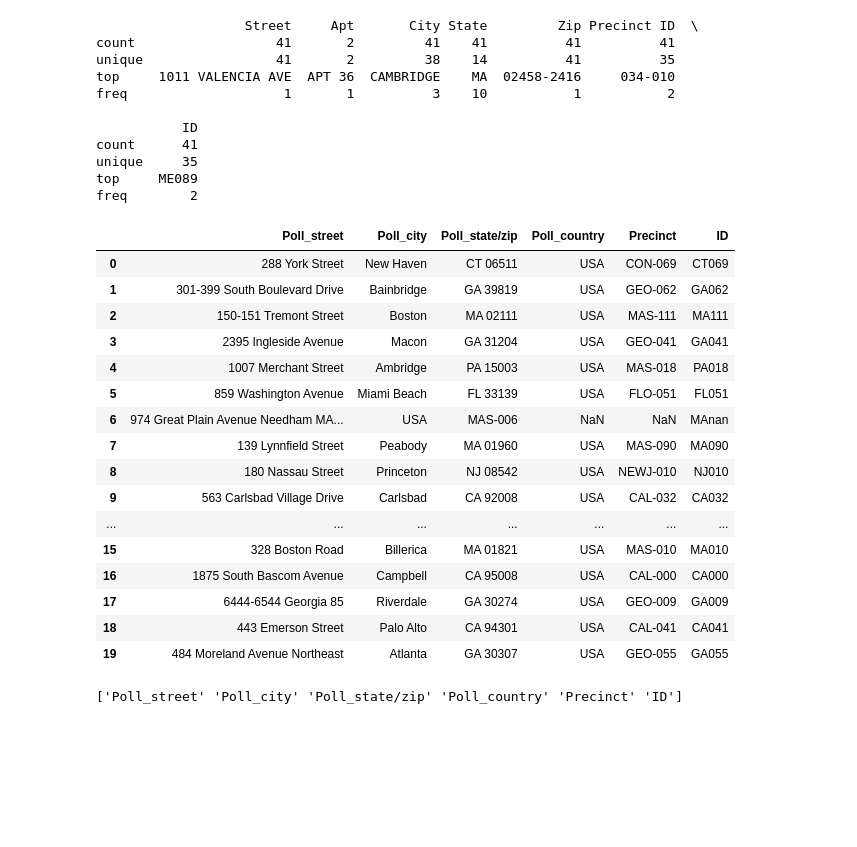
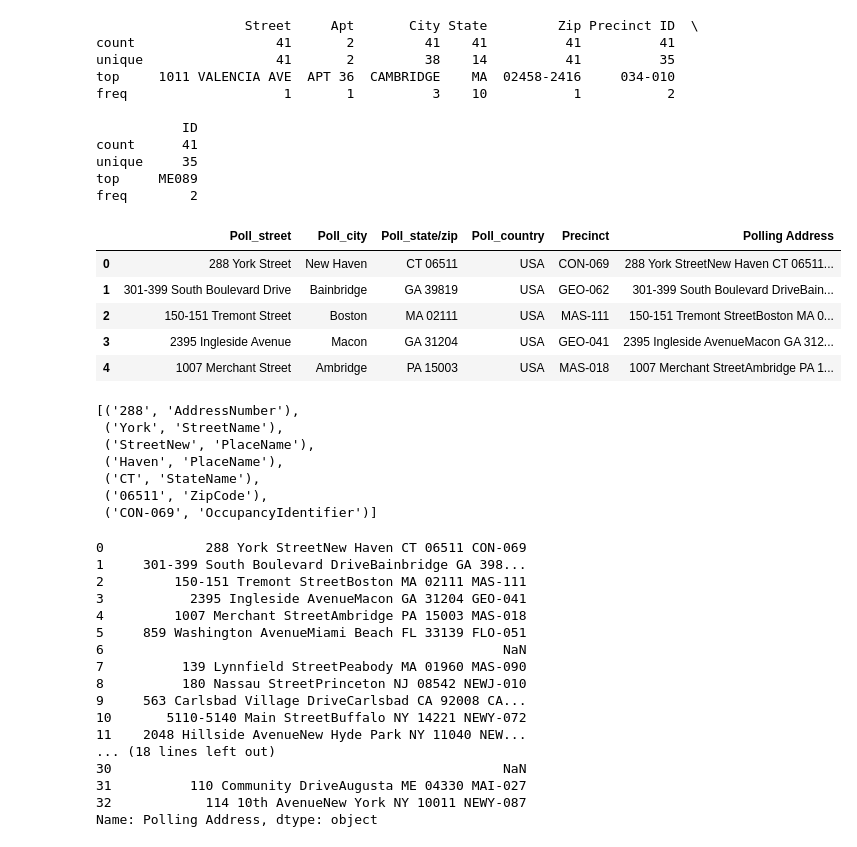
Before and after one commit to SilasNeptune/home-challenge, a Jupyter notebook: Polling.ipynb, the cells around one changed output. Drawn from its saved outputs; the diff is of its cells as text; code cells hidden in the pictures; blank space fills up the shorter version.

```diff
--- a/Polling.ipynb
+++ b/Polling.ipynb
@@ -38,28 +38,46 @@ freq        2
 # %%
 polling = pd.read_excel('precinct_polling_list.csv.xlsx')
 polling.columns = ['Poll_street', 'Poll_city','Poll_state/zip', 'Poll_country', 'Precinct']
-polling['ID'] = polling['Poll_state/zip'].astype(str).str[:2] + polling['Precinct'].astype(str).str[-3:]
-display(polling.head(20))
-print(polling.columns.values)
+polling['Polling Address'] = polling['Poll_street'].astype(str) + polling['Poll_city'].astype(str) + ' ' + polling['Poll_state/zip'].astype(str) + ' ' + polling['Precinct']
+
+#polling['ID'] = polling['Poll_state/zip'].astype(str).str[:2] + polling['Precinct'].astype(str).str[-3:]
+
+display(polling.head())
 # %% [output]
-|  | Poll_street | Poll_city | Poll_state/zip | Poll_country | Precinct | ID |
-| 0 | 288 York Street | New Haven | CT 06511 | USA | CON-069 | CT069 |
-| 1 | 301-399 South Boulevard Drive | Bainbridge | GA 39819 | USA | GEO-062 | GA062 |
-| 2 | 150-151 Tremont Street | Boston | MA 02111 | USA | MAS-111 | MA111 |
-| 3 | 2395 Ingleside Avenue | Macon | GA 31204 | USA | GEO-041 | GA041 |
-| 4 | 1007 Merchant Street | Ambridge | PA 15003 | USA | MAS-018 | PA018 |
-| 5 | 859 Washington Avenue | Miami Beach | FL 33139 | USA | FLO-051 | FL051 |
-| 6 | 974 Great Plain Avenue Needham MA... | USA | MAS-006 | NaN | NaN | MAnan |
-| 7 | 139 Lynnfield Street | Peabody | MA 01960 | USA | MAS-090 | MA090 |
-| 8 | 180 Nassau Street | Princeton | NJ 08542 | USA | NEWJ-010 | NJ010 |
-| 9 | 563 Carlsbad Village Drive | Carlsbad | CA 92008 | USA | CAL-032 | CA032 |
-| ... | ... | ... | ... | ... | ... | ... |
-| 15 | 328 Boston Road | Billerica | MA 01821 | USA | MAS-010 | MA010 |
-| 16 | 1875 South Bascom Avenue | Campbell | CA 95008 | USA | CAL-000 | CA000 |
-| 17 | 6444-6544 Georgia 85 | Riverdale | GA 30274 | USA | GEO-009 | GA009 |
-| 18 | 443 Emerson Street | Palo Alto | CA 94301 | USA | CAL-041 | CA041 |
-| 19 | 484 Moreland Avenue Northeast | Atlanta | GA 30307 | USA | GEO-055 | GA055 |
+|  | Poll_street | Poll_city | Poll_state/zip | Poll_country | Precinct | Polling Address |
+| 0 | 288 York Street | New Haven | CT 06511 | USA | CON-069 | 288 York StreetNew Haven CT 06511... |
+| 1 | 301-399 South Boulevard Drive | Bainbridge | GA 39819 | USA | GEO-062 | 301-399 South Boulevard DriveBain... |
+| 2 | 150-151 Tremont Street | Boston | MA 02111 | USA | MAS-111 | 150-151 Tremont StreetBoston MA 0... |
+| 3 | 2395 Ingleside Avenue | Macon | GA 31204 | USA | GEO-041 | 2395 Ingleside AvenueMacon GA 312... |
+| 4 | 1007 Merchant Street | Ambridge | PA 15003 | USA | MAS-018 | 1007 Merchant StreetAmbridge PA 1... |
-['Poll_street' 'Poll_city' 'Poll_state/zip' 'Poll_country' 'Precinct' 'ID']
+# %%
+display(usaddress.parse(polling['Polling Address'][0]))
+display(polling['Polling Address'])
+# %% [output]
+[('288', 'AddressNumber'),
+ ('York', 'StreetName'),
+ ('StreetNew', 'PlaceName'),
+ ('Haven', 'PlaceName'),
+ ('CT', 'StateName'),
+ ('06511', 'ZipCode'),
+ ('CON-069', 'OccupancyIdentifier')]
+0             288 York StreetNew Haven CT 06511 CON-069
+1     301-399 South Boulevard DriveBainbridge GA 398...
+2         150-151 Tremont StreetBoston MA 02111 MAS-111
+3           2395 Ingleside AvenueMacon GA 31204 GEO-041
+4         1007 Merchant StreetAmbridge PA 15003 MAS-018
+5     859 Washington AvenueMiami Beach FL 33139 FLO-051
+6                                                   NaN
+7          139 Lynnfield StreetPeabody MA 01960 MAS-090
+8          180 Nassau StreetPrinceton NJ 08542 NEWJ-010
+9     563 Carlsbad Village DriveCarlsbad CA 92008 CA...
+10       5110-5140 Main StreetBuffalo NY 14221 NEWY-072
+11    2048 Hillside AvenueNew Hyde Park NY 11040 NEW...
+... (18 lines left out)
+30                                                  NaN
+31          110 Community DriveAugusta ME 04330 MAI-027
+32            114 10th AvenueNew York NY 10011 NEWY-087
+Name: Polling Address, dtype: object
 # %%
 merged = pd.merge(addresses, polling, how='left', on= 'ID')
 display(merged)
```
Also changed, not shown: parts of 2 cells of this notebook.
